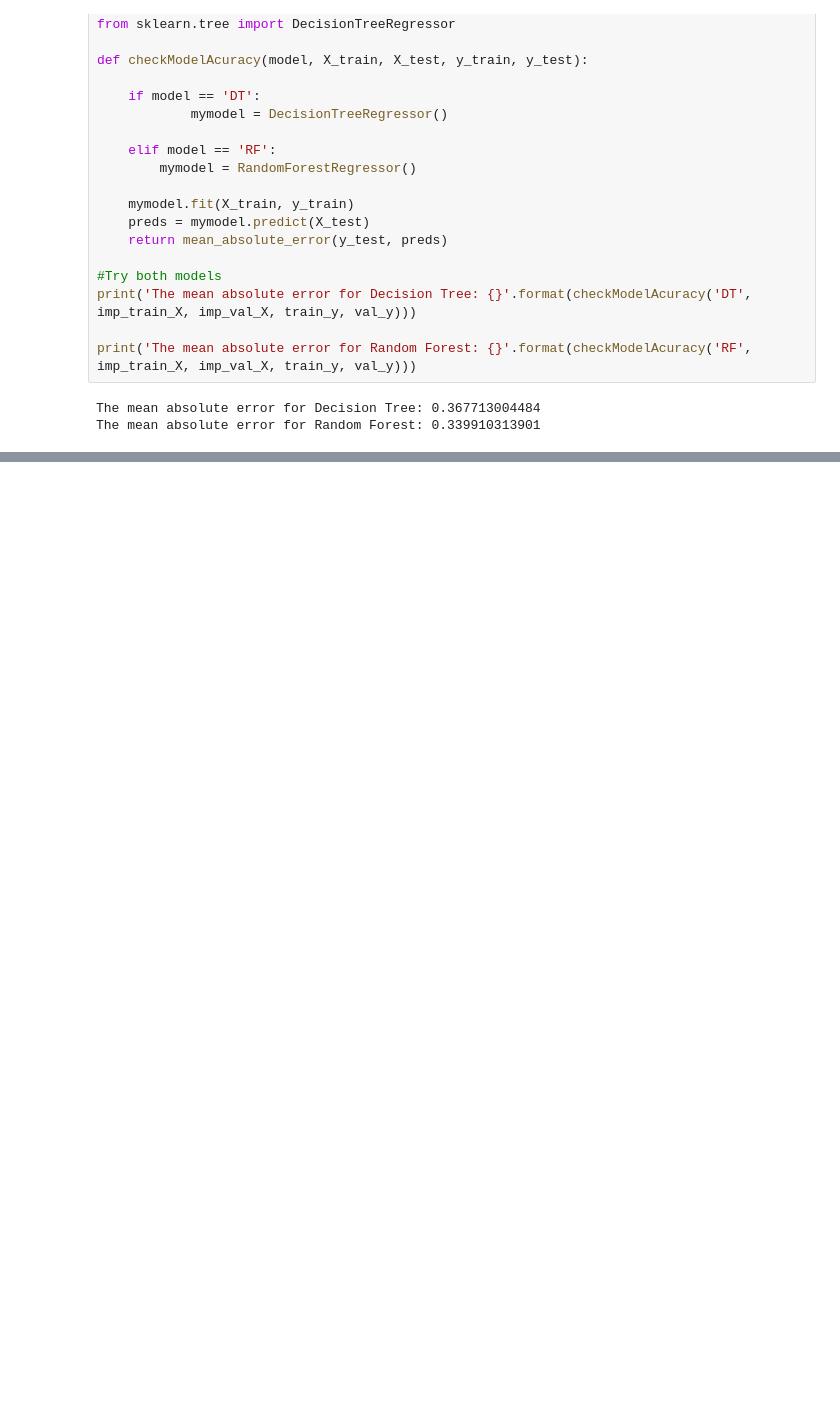
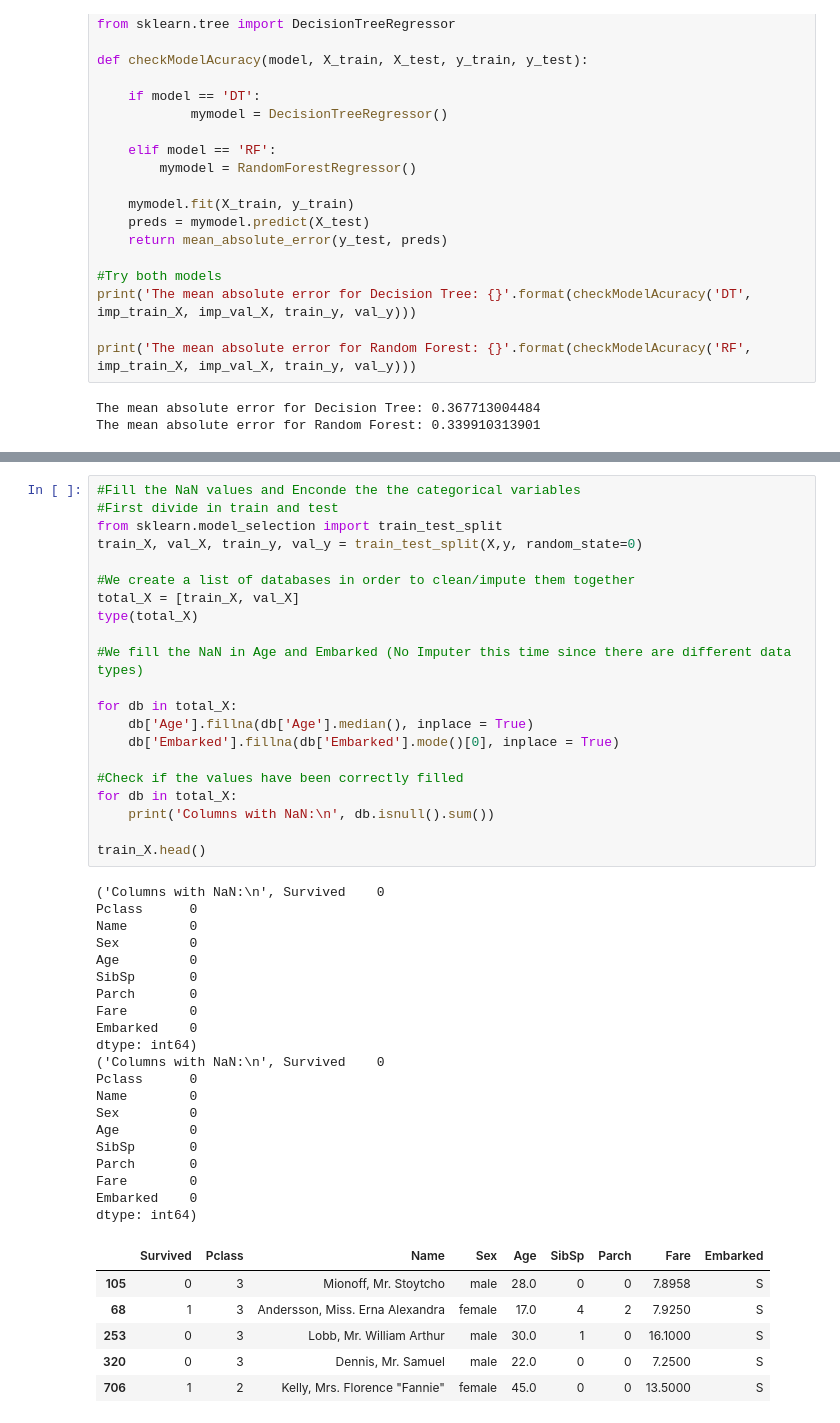
Before and after one commit to LeyreNogues/Python-Projects, a Jupyter notebook: Python_projects/Titanic/Machine_Learning_Titanic.ipynb, the cells around one changed output, grey strips where cells are left out. Cells and saved outputs as stored; diff of their text form; blank space fills up the shorter version.

```diff
--- a/Python_projects/Titanic/Machine_Learning_Titanic.ipynb
+++ b/Python_projects/Titanic/Machine_Learning_Titanic.ipynb
@@ -290,0 +338,48 @@ The mean absolute error for Random Forest: 0.339910313901
+# %%
+#Fill the NaN values and Enconde the the categorical variables
+#First divide in train and test
+from sklearn.model_selection import train_test_split
+train_X, val_X, train_y, val_y = train_test_split(X,y, random_state=0)
+
+#We create a list of databases in order to clean/impute them together
+total_X = [train_X, val_X]
+type(total_X)
+
+#We fill the NaN in Age and Embarked (No Imputer this time since there are different data types)
+
+for db in total_X:
+    db['Age'].fillna(db['Age'].median(), inplace = True)
+    db['Embarked'].fillna(db['Embarked'].mode()[0], inplace = True)
+
+#Check if the values have been correctly filled
+for db in total_X:
+    print('Columns with NaN:\n', db.isnull().sum())
+
+train_X.head()
+# %% [output]
+('Columns with NaN:\n', Survived    0
+Pclass      0
+Name        0
+Sex         0
+Age         0
+SibSp       0
+Parch       0
+Fare        0
+Embarked    0
+dtype: int64)
+('Columns with NaN:\n', Survived    0
+Pclass      0
+Name        0
+Sex         0
+Age         0
+SibSp       0
+Parch       0
+Fare        0
+Embarked    0
+dtype: int64)
+|  | Survived | Pclass | Name | Sex | Age | SibSp | Parch | Fare | Embarked |
+| 105 | 0 | 3 | Mionoff, Mr. Stoytcho | male | 28.0 | 0 | 0 | 7.8958 | S |
+| 68 | 1 | 3 | Andersson, Miss. Erna Alexandra | female | 17.0 | 4 | 2 | 7.9250 | S |
+| 253 | 0 | 3 | Lobb, Mr. William Arthur | male | 30.0 | 1 | 0 | 16.1000 | S |
+| 320 | 0 | 3 | Dennis, Mr. Samuel | male | 22.0 | 0 | 0 | 7.2500 | S |
+| 706 | 1 | 2 | Kelly, Mrs. Florence "Fannie" | female | 45.0 | 0 | 0 | 13.5000 | S |
```
Also changed, not shown: parts of 2 cells of this notebook.
